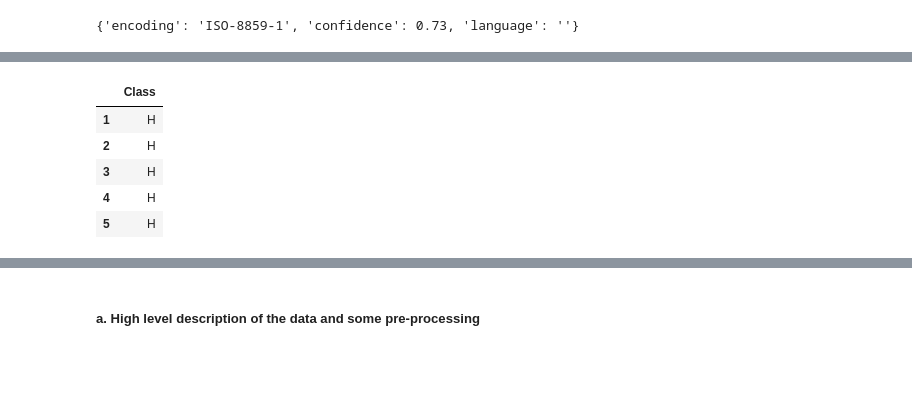
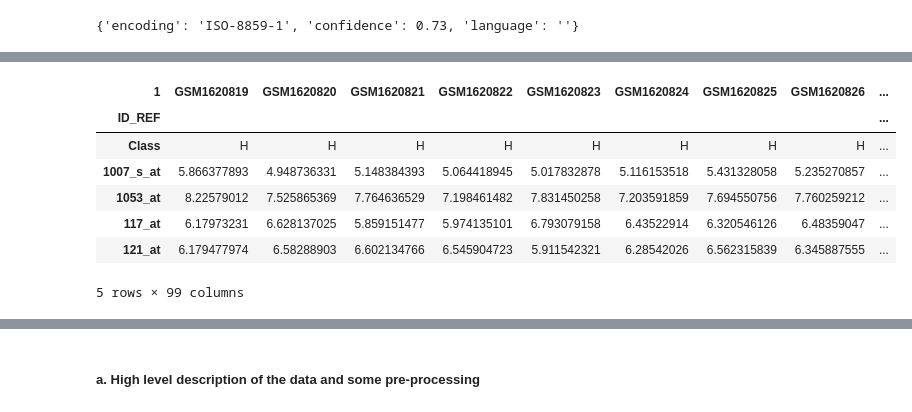
Before and after one commit to matanyaw9/iml_project, a Jupyter notebook: part_1.ipynb, the cells around one changed output, grey strips where cells are left out. Drawn from its saved outputs; the diff is of its cells as text; code cells hidden in the pictures; blank space fills up the shorter version.

```diff
--- a/part_1.ipynb
+++ b/part_1.ipynb
@@ -39,10 +45,12 @@ df.drop(columns=['Class'], inplace=True)
-# %%
-df.head()
-labels.head()
-# %% [output]
-|  | Class |
-| 1 | H |
-| 2 | H |
-| 3 | H |
-| 4 | H |
-| 5 | H |
+# %%
+df.set_index(['ID_REF'], inplace=True)
+df.head()
+# %% [output]
+| 1 | GSM1620819 | GSM1620820 | GSM1620821 | GSM1620822 | GSM1620823 | GSM1620824 | GSM1620825 | GSM1620826 | ... |
+| ID_REF |  |  |  |  |  |  |  |  | ... |
+| Class | H | H | H | H | H | H | H | H | ... |
+| 1007_s_at | 5.866377893 | 4.948736331 | 5.148384393 | 5.064418945 | 5.017832878 | 5.116153518 | 5.431328058 | 5.235270857 | ... |
+| 1053_at | 8.22579012 | 7.525865369 | 7.764636529 | 7.198461482 | 7.831450258 | 7.203591859 | 7.694550756 | 7.760259212 | ... |
+| 117_at | 6.17973231 | 6.628137025 | 5.859151477 | 5.974135101 | 6.793079158 | 6.43522914 | 6.320546126 | 6.48359047 | ... |
+| 121_at | 6.179477974 | 6.58288903 | 6.602134766 | 6.545904723 | 5.911542321 | 6.28542026 | 6.562315839 | 6.345887555 | ... |
+5 rows × 99 columns
```
Also changed, not shown: parts of 16 cells of this notebook.
